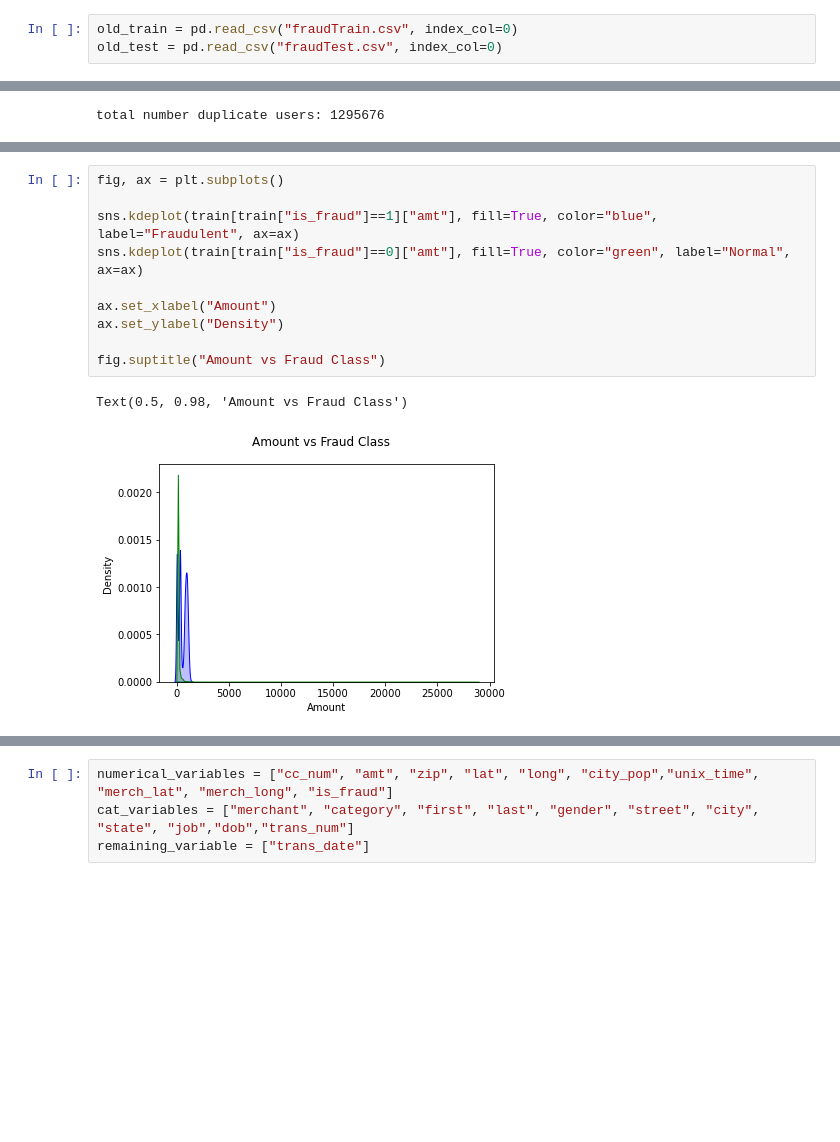
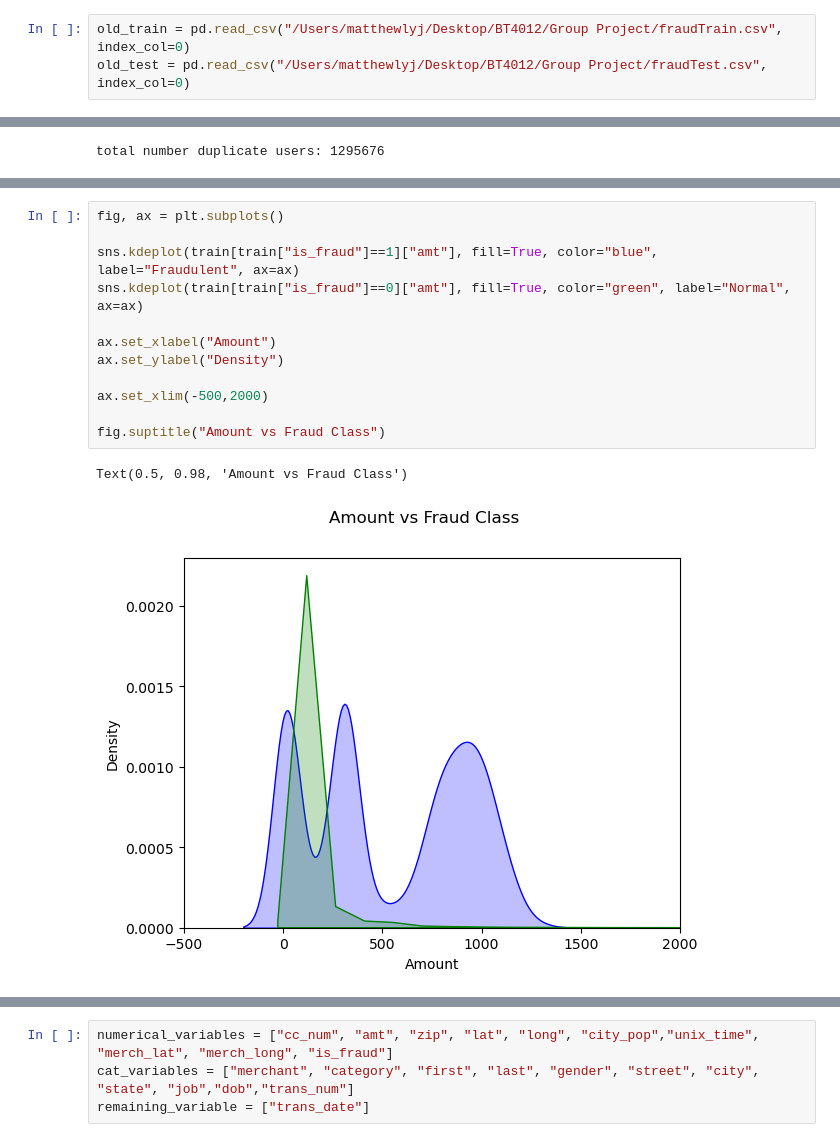
Before and after one commit to jwjwwjwj/BT4012, a Jupyter notebook: main.ipynb, the cells around one changed output, grey strips where cells are left out. Saved outputs shown, nothing was run; the diff lists cells and outputs as text; blank space fills up the shorter version.

Commit message:
EDA, Outlier Handling
EDA and Outlier Handling for non-fraudulent transactions

```diff
--- a/main.ipynb
+++ b/main.ipynb
@@ -11,8 +11,8 @@ from scipy import stats
 # %% [markdown]
 ## Importing Data
 # %%
-old_train = pd.read_csv("fraudTrain.csv", index_col=0)
-old_test = pd.read_csv("fraudTest.csv", index_col=0)
+old_train = pd.read_csv("/Users/matthewlyj/Desktop/BT4012/Group Project/fraudTrain.csv", index_col=0)
+old_test = pd.read_csv("/Users/matthewlyj/Desktop/BT4012/Group Project/fraudTest.csv", index_col=0)
 # %%
 full_dataset = pd.concat([old_train, old_test]).reset_index(drop=True)
 train, intermediate = train_test_split(full_dataset, random_state=0, test_size=0.3)
@@ -119,16 +119,18 @@ Text(0.5, 0.98, 'Age vs Fraud Class')
 # %%
 fig, ax = plt.subplots()
 
 sns.kdeplot(train[train["is_fraud"]==1]["amt"], fill=True, color="blue", label="Fraudulent", ax=ax)
 sns.kdeplot(train[train["is_fraud"]==0]["amt"], fill=True, color="green", label="Normal", ax=ax)
 
 ax.set_xlabel("Amount")
 ax.set_ylabel("Density")
 
+ax.set_xlim(-500,2000)
+
 fig.suptitle("Amount vs Fraud Class")
 # %% [output]
 Text(0.5, 0.98, 'Amount vs Fraud Class')
-[figure, old version]
+[figure, new version]
 # %%
 fig, ax = plt.subplots()
 
```
Also changed, not shown: parts of 12 cells of this notebook.
